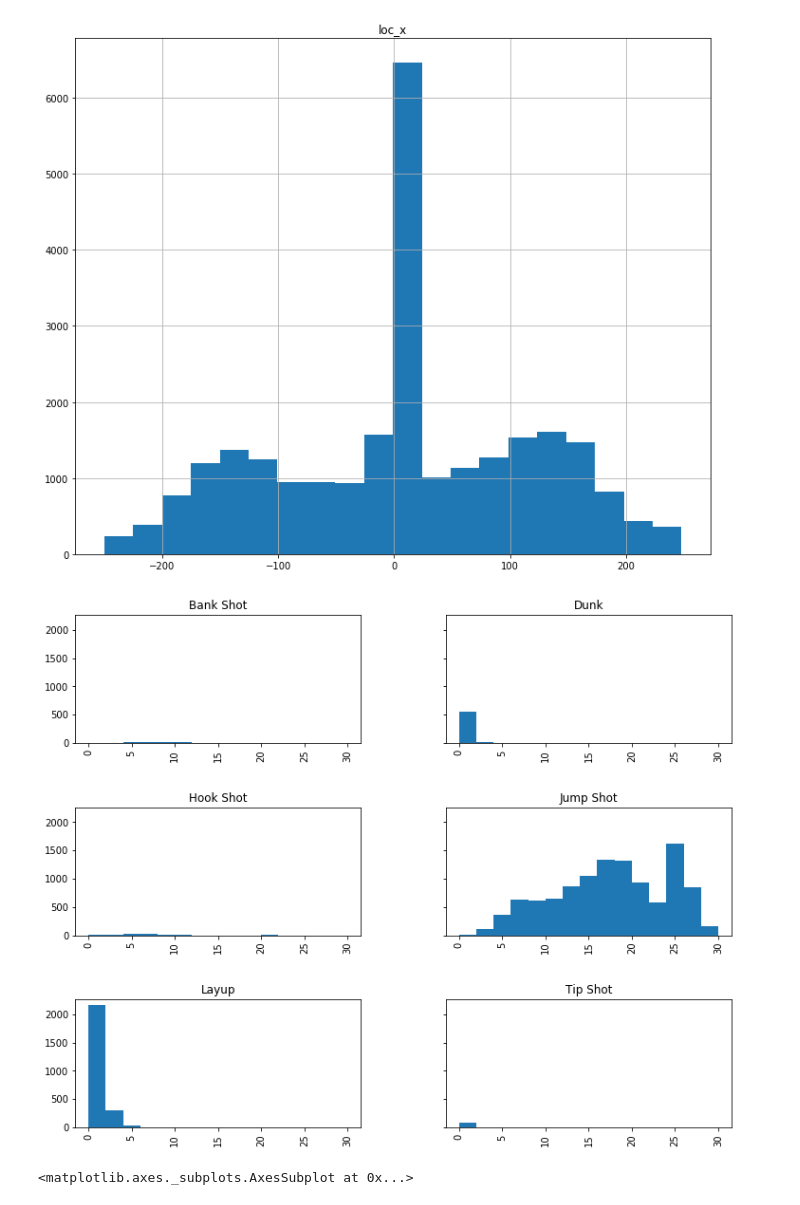
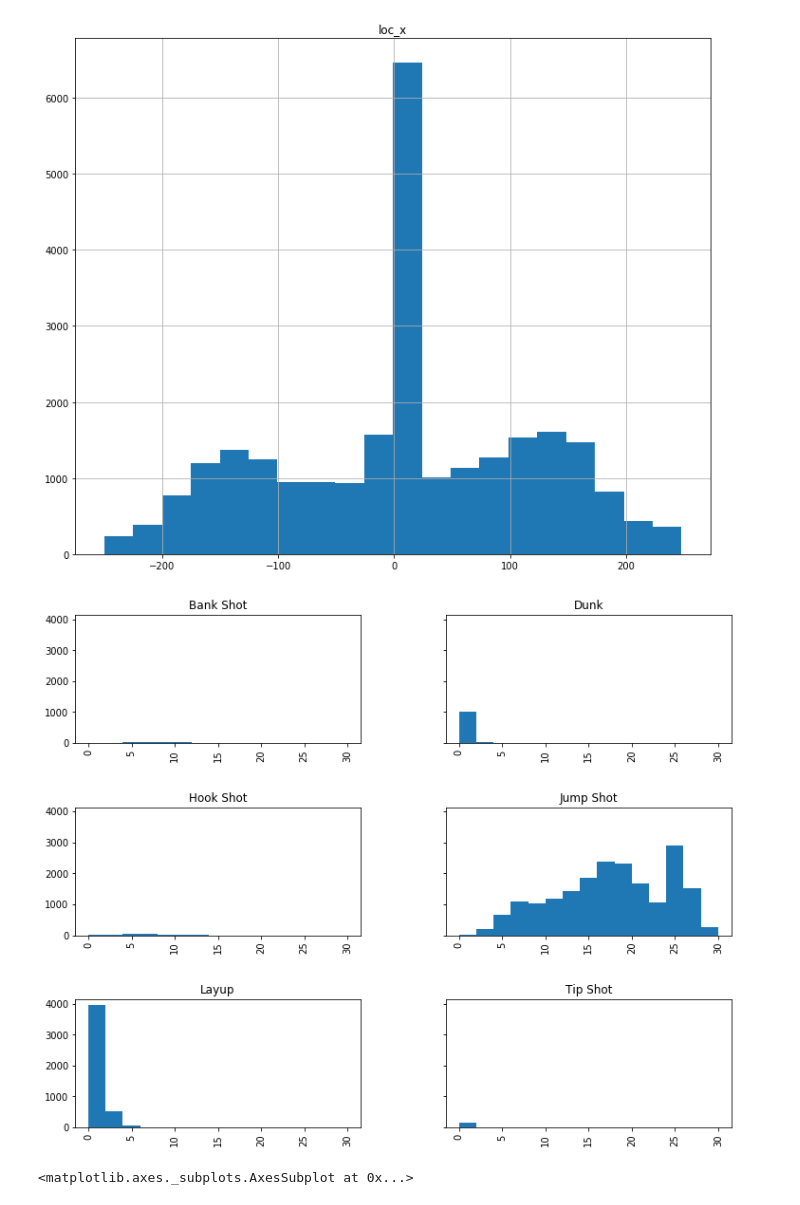
Before and after one commit to jonnor/datascience-master, a Jupyter notebook: dat200/assigment2/Basketball.ipynb, the cells around one changed output. Cells and saved outputs as stored; diff of their text form; code cells hidden in the pictures.

```diff
--- a/dat200/assigment2/Basketball.ipynb
+++ b/dat200/assigment2/Basketball.ipynb
@@ -380,11 +379,11 @@ preprocessed.hist(column='loc_x', bins=20, figsize=(12,10), sharey=True);
 # %% [output]
 [figure]
 # %%
-training.hist(column='shot_distance', by='combined_shot_type',
+preprocessed.hist(column='shot_distance', by='combined_shot_type',
               bins=15, range=(0.0, 30.0), figsize=(12,10), sharey=True
 );
 # %% [output]
-[figure, old version]
+[figure, new version]
 # %%
 training.groupby(['combined_shot_type']).agg({'shot_made_flag': 'count'}).plot(kind='bar')
 training.groupby(['combined_shot_type']).agg({'shot_made_flag': 'mean'}).plot(kind='bar')
```
Also changed, not shown: parts of 17 cells of this notebook, 1 other file.
